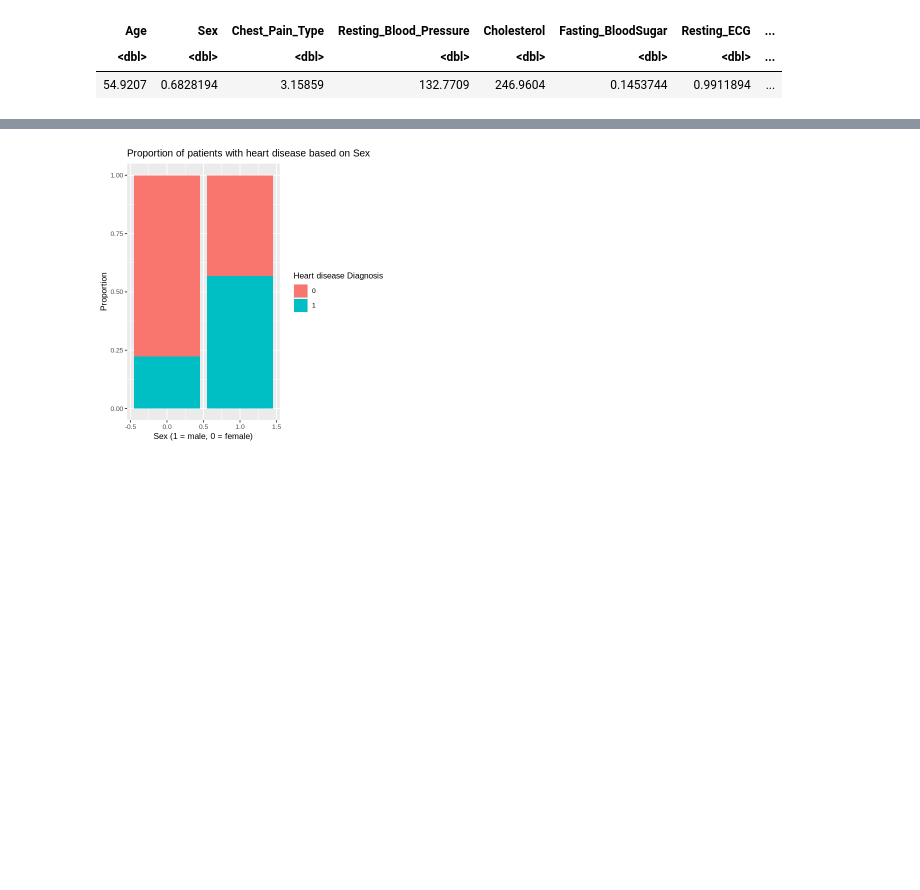
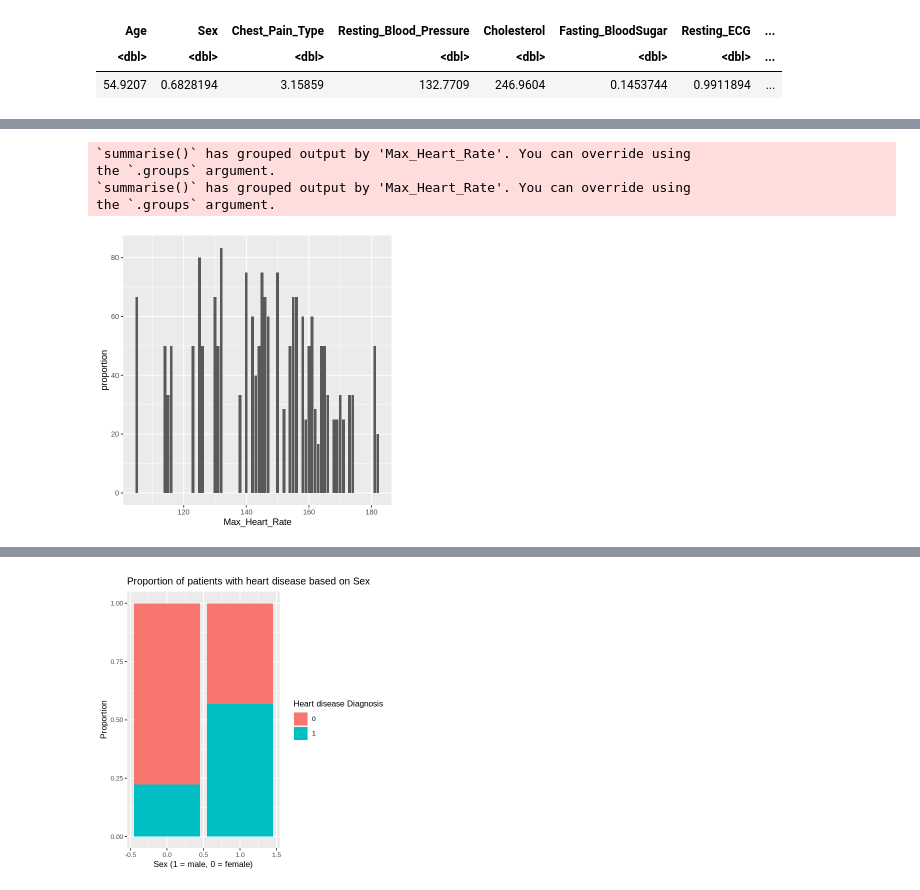
Before and after one commit to devr07/Project-DSCI100, a Jupyter notebook: projectpropsal.ipynb, the cells around one changed output, grey strips where cells are left out. Saved outputs shown, nothing was run; the diff lists cells and outputs as text; code cells hidden in the pictures; blank space fills up the shorter version.

```diff
--- a/projectpropsal.ipynb
+++ b/projectpropsal.ipynb
@@ -151,0 +173,26 @@ argument.
+# %%
+heart_hr_table0 <- training_data |>
+               filter(Heart_Disease_Diagnosis == 0) |>
+               group_by(Max_Heart_Rate, Heart_Disease_Diagnosis) |>
+               summarize(count = n())
+
+heart_hr_table1 <- training_data |>
+               filter(Heart_Disease_Diagnosis == 1)|>
+               group_by(Max_Heart_Rate, Heart_Disease_Diagnosis) |>
+               summarize(count = n())
+
+heart_hr_table <- merge(heart_hr_table0, heart_hr_table1, by="Max_Heart_Rate") |>
+                     rename("HeartPositive" = count.y, "HeartNegative" = count.x) |>
+                     select(-Heart_Disease_Diagnosis.x, -Heart_Disease_Diagnosis.y) |>
+                     mutate(proportion = (HeartPositive/(HeartNegative+HeartPositive))*100)
+#heart_count_table
+
+heart_hr_plot <- ggplot(heart_hr_table, aes(x = Max_Heart_Rate, y = proportion)) +
+                 geom_bar(stat = "identity")
+heart_hr_plot
+# %% [output]
+`summarise()` has grouped output by 'Max_Heart_Rate'. You can override using
+the `.groups` argument.
+`summarise()` has grouped output by 'Max_Heart_Rate'. You can override using
+the `.groups` argument.
+[figure, added]
```
Also changed, not shown: parts of 8 cells of this notebook.
